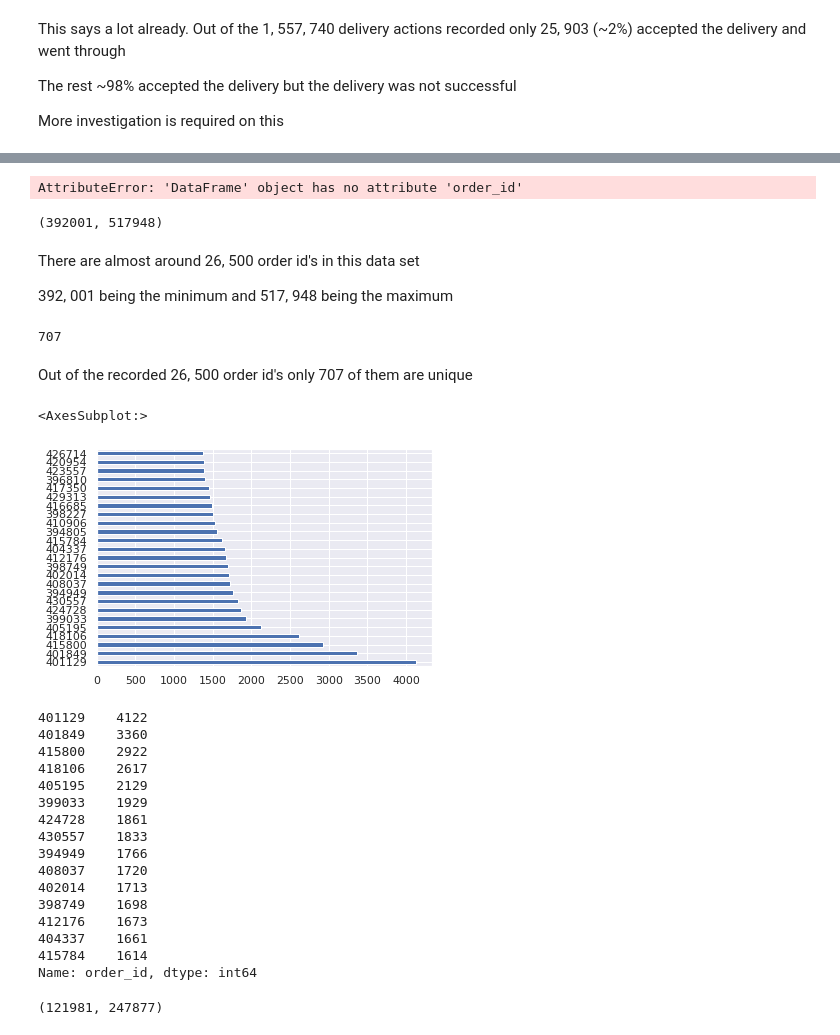
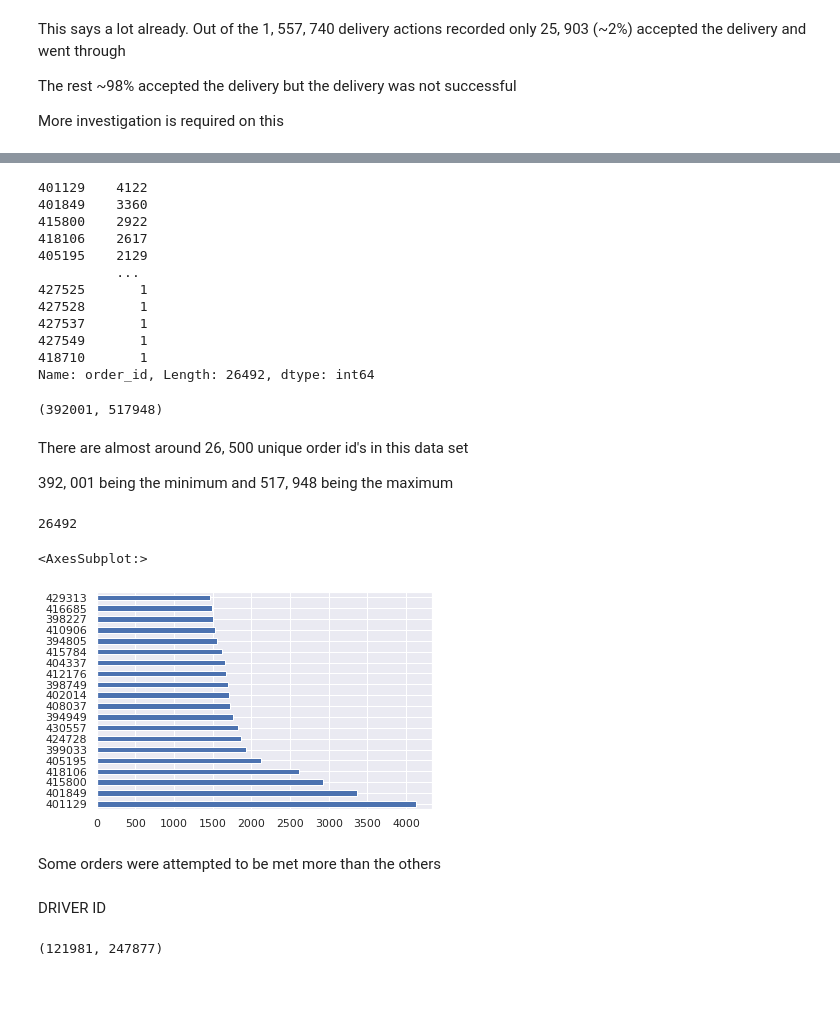
Before and after one commit to Fisseha-Estifanos/delivery_drivers, a Jupyter notebook: notebooks/eda.ipynb, the cells around one changed output, grey strips where cells are left out. Drawn from its saved outputs; the diff is of its cells as text; code cells hidden in the pictures; blank space fills up the shorter version.

```diff
--- a/notebooks/eda.ipynb
+++ b/notebooks/eda.ipynb
@@ -489,5 +490,5 @@ df2[:7]
 # %% [markdown]
 Sample data from the second data frame
 # %%
-df2 = cleaner.remove_unwanted_cols(df2, ['id', 'created_at', 'updated_at'])
+df2 = cleaner.remove_unwanted_cols(df2, ['created_at', 'updated_at'])
 # %% [output]
@@ -532,45 +539,39 @@ More investigation is required on this
 # %%
 df2.order_id.value_counts()
 # %% [output]
-AttributeError: 'DataFrame' object has no attribute 'order_id'
+401129    4122
+401849    3360
+415800    2922
+418106    2617
+405195    2129
+          ...
+427525       1
+427528       1
+427537       1
+427549       1
+418710       1
+Name: order_id, Length: 26492, dtype: int64
 # %%
 df2.order_id.min(), df2.order_id.max()
 # %% [output]
 (392001, 517948)
 # %% [markdown]
-There are almost around 26, 500 order id's in this data set
+There are almost around 26, 500 unique order id's in this data set
 
 392, 001 being the minimum and 517, 948 being the maximum
 # %%
-len(df2.order_id.value_counts().unique())
+len(df2.order_id.unique())
 # %% [output]
-707
+26492
-# %% [markdown]
-Out of the recorded 26, 500 order id's only 707 of them are unique
 # %%
-df2.order_id.value_counts()[:25].plot(kind='barh')
+df2.order_id.value_counts()[:20].plot(kind='barh')
 # %% [output]
 <AxesSubplot:>
-[figure, old version]
+[figure, new version]
-# %%
-df2.order_id.value_counts()[:15]
-# %% [output]
-401129    4122
-401849    3360
-415800    2922
-418106    2617
-405195    2129
-399033    1929
-424728    1861
-430557    1833
-394949    1766
-408037    1720
-402014    1713
-398749    1698
-412176    1673
-404337    1661
-415784    1614
-Name: order_id, dtype: int64
+# %% [markdown]
+Some orders were attempted to be met more than the others
+# %% [markdown]
+DRIVER ID
 # %%
 df2.driver_id.min(), df2.driver_id.max(),
 # %% [output]
```
Also changed, not shown: parts of 16 cells of this notebook.
